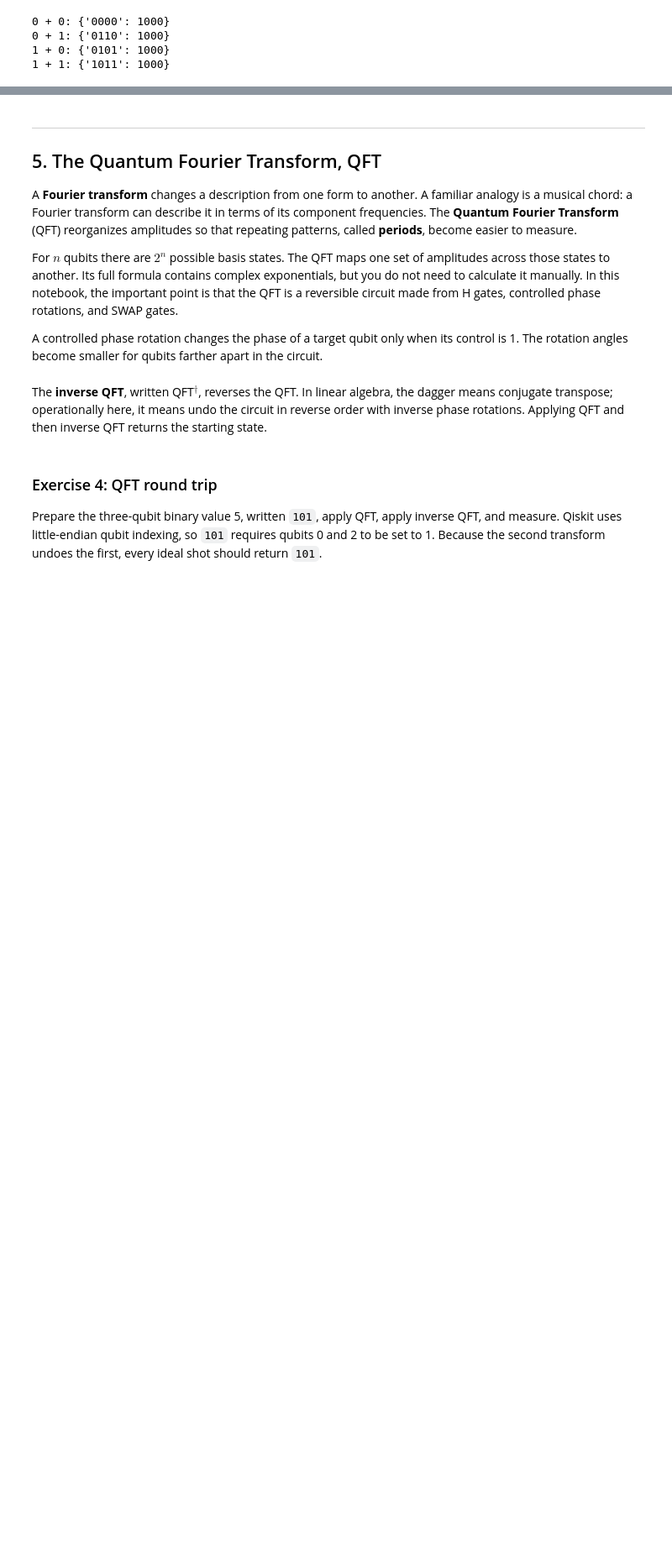
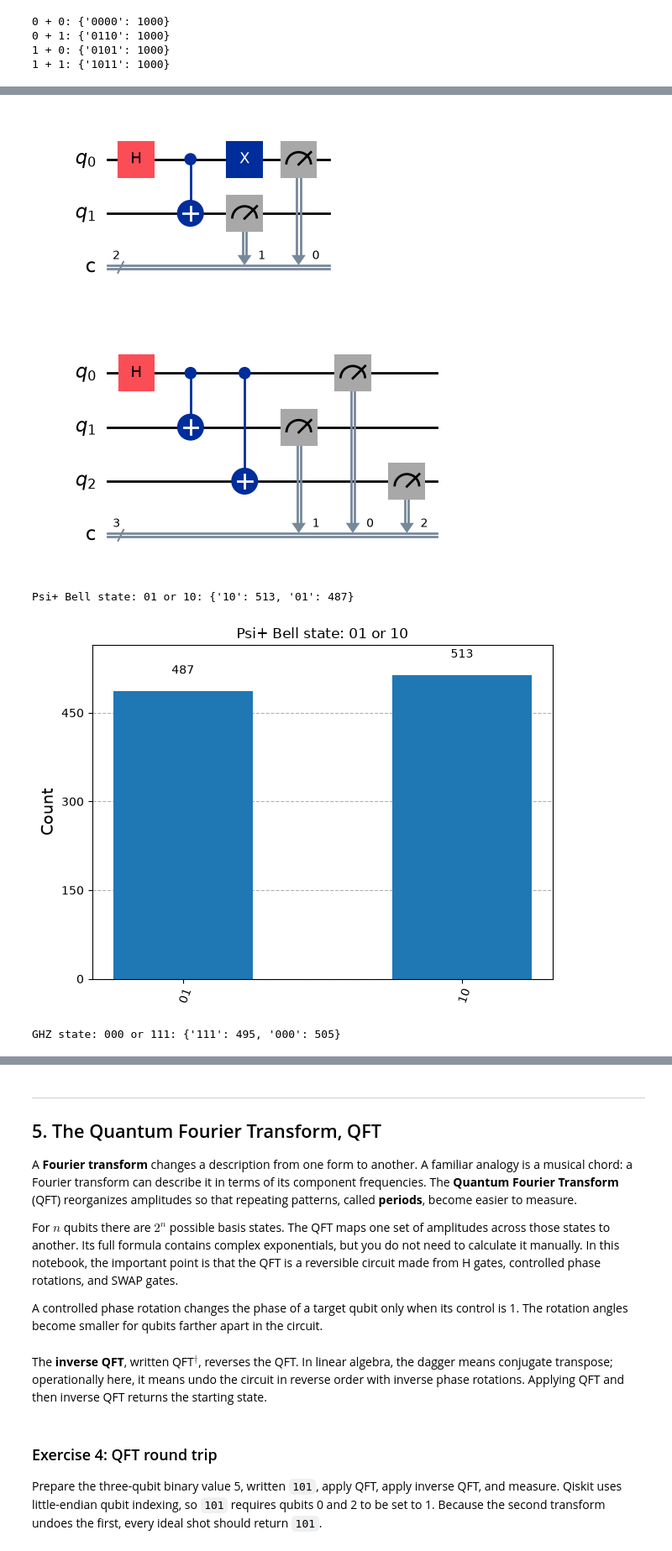
Before and after one commit to aanxnd/zero-to-shor, a Jupyter notebook: intro_to_quantum_with_qiskit_beginner_edition (1).ipynb, the cells around one changed output, grey strips where cells are left out. Shown at 84% size. Drawn from its saved outputs; the diff is of its cells as text; code cells hidden in the pictures; blank space fills up the shorter version.

```diff
--- a/intro_to_quantum_with_qiskit_beginner_edition (1).ipynb
+++ b/intro_to_quantum_with_qiskit_beginner_edition (1).ipynb
@@ -567,6 +622,39 @@ Flipping one qubit maps each correlated Bell outcome to an anti-correlated outco
 # %%
-# Show the Exercise 3 measurement distributions.
-for circuit, label in [(qc_bell2, "Modified Bell state: 01 or 10"), (qc_ghz, "GHZ state: 000 or 111")]:
-    counts = simulator.run(transpile(circuit, simulator), shots=1000).result().get_counts()
-    plot_histogram(counts, title=label)
-    plt.show()
+# Exercise 3.1 solution: create the |Psi+> Bell state.
+qc_bell2_solution = QuantumCircuit(2, 2)
+qc_bell2_solution.h(0)
+qc_bell2_solution.cx(0, 1)
+qc_bell2_solution.x(0)
+qc_bell2_solution.measure([0, 1], [0, 1])
+
+# Exercise 3.2 solution: create a three-qubit GHZ state.
+qc_ghz_solution = QuantumCircuit(3, 3)
+qc_ghz_solution.h(0)
+qc_ghz_solution.cx(0, 1)
+qc_ghz_solution.cx(0, 2)
+qc_ghz_solution.measure([0, 1, 2], [0, 1, 2])
+
+
+# Show the completed circuits.
+display(qc_bell2_solution.draw("mpl"))
+display(qc_ghz_solution.draw("mpl"))
+
+
+# Run each circuit and show its measurement distribution.
+for circuit, label in [
+    (qc_bell2_solution, "Psi+ Bell state: 01 or 10"),
+    (qc_ghz_solution, "GHZ state: 000 or 111")
+]:
+    counts = simulator.run(
+        transpile(circuit, simulator),
+        shots=1000
+    ).result().get_counts()
+
+    print(label + ":", counts)
+    display(plot_histogram(counts, title=label))
+# %% [output]
+[figure, added]
+[figure, added]
+Psi+ Bell state: 01 or 10: {'10': 513, '01': 487}
+[figure, added]
+GHZ state: 000 or 111: {'111': 495, '000': 505}
```
Also changed, not shown: parts of 17 cells of this notebook.
